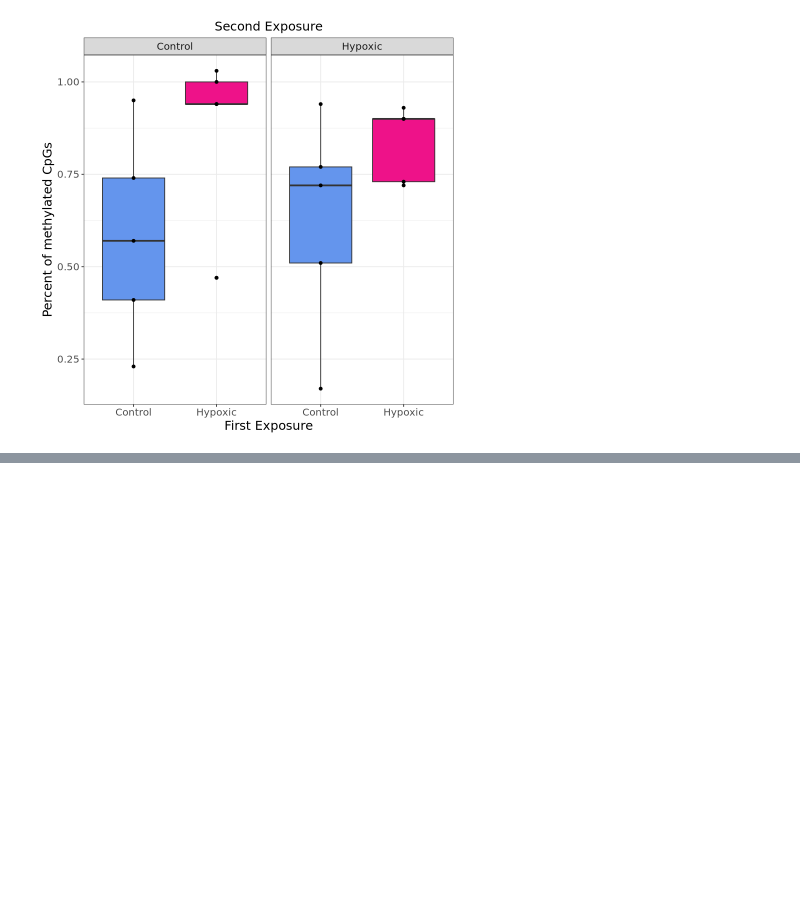
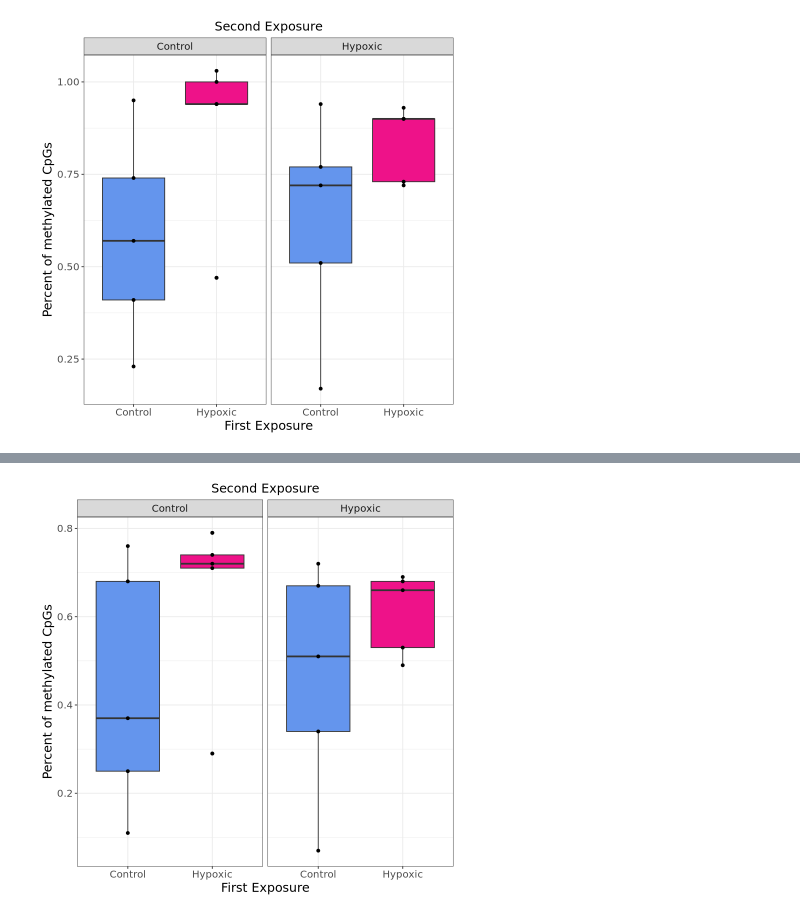
Before and after one commit to jgmcdonough/CE18_methylRAD_analysis, a Jupyter notebook: analysis/genomic_feature_tracks/methylation_level_of_features.ipynb, the cells around one changed output, grey strips where cells are left out. Cells and saved outputs as stored; diff of their text form; code cells hidden in the pictures; blank space fills up the shorter version.

Commit message:
looking at other cutoffs for ind. methylation level of CpG

```diff
--- a/analysis/genomic_feature_tracks/methylation_level_of_features.ipynb
+++ b/analysis/genomic_feature_tracks/methylation_level_of_features.ipynb
@@ -2818,0 +2954,8 @@ cpgBoxplot
+# %%
+HCsample_columns <- HC_multicov[, 6:10] # Select the sample columns
+
+# Calculate the number of rows with at least 5 for each sample
+ML_hc <- colSums(HCsample_columns >= 10)
+
+# Print the result
+ML_hc
@@ -2818,0 +2991,3 @@ cpgBoxplot
+# %%
+cg_meLevel <- rbind(CCml_cpg, CHml_cg, HCml_cg, HHml_cg)
+cg_meLevel
@@ -2818,0 +3014,9 @@ cpgBoxplot
+# %%
+# calculating total number of CpG dinucleotides in the genome
+total_cg <- dim(CC_multicov)[1]
+total_cg
+
+# calculating % methylation for CpG dinucleotides in each replicate
+cg_meLevel$methyl_level <- round(((cg_meLevel$methyl_count/total_cg)*100),2)
+
+cg_meLevel
@@ -2818,0 +3044,7 @@ cpgBoxplot
+# %%
+# adding phase 1 and phase 2 info
+# Assuming your data is in a dataframe called 'df'
+cg_meLevel$phase1 <- ifelse(substr(cg_meLevel$treatment, 1, 1) == "C", "Control", "Hypoxic")
+cg_meLevel$phase2 <- ifelse(substr(cg_meLevel$treatment, 2, 2) == "C", "Control", "Hypoxic")
+
+cg_meLevel
@@ -2818,0 +3073,14 @@ cpgBoxplot
+# %%
+cpgBoxplot <- ggplot(cg_meLevel, aes(x = phase1, y = methyl_level, fill = phase1)) +
+  geom_boxplot() +
+  geom_point() +
+  facet_wrap(~ phase2) +
+  scale_fill_manual(values=c('cornflowerblue', 'deeppink2')) +
+  guides(fill = 'none') +
+  labs(x = "First Exposure", y = "Percent of methylated CpGs", subtitle = "Second Exposure") +
+  theme_bw() +
+  theme(text = element_text(size = 15), plot.subtitle = element_text(hjust=0.5))
+
+cpgBoxplot
+# %% [output]
+[figure, added]
```
Also changed, not shown: parts of 42 cells of this notebook, 2 other files.
